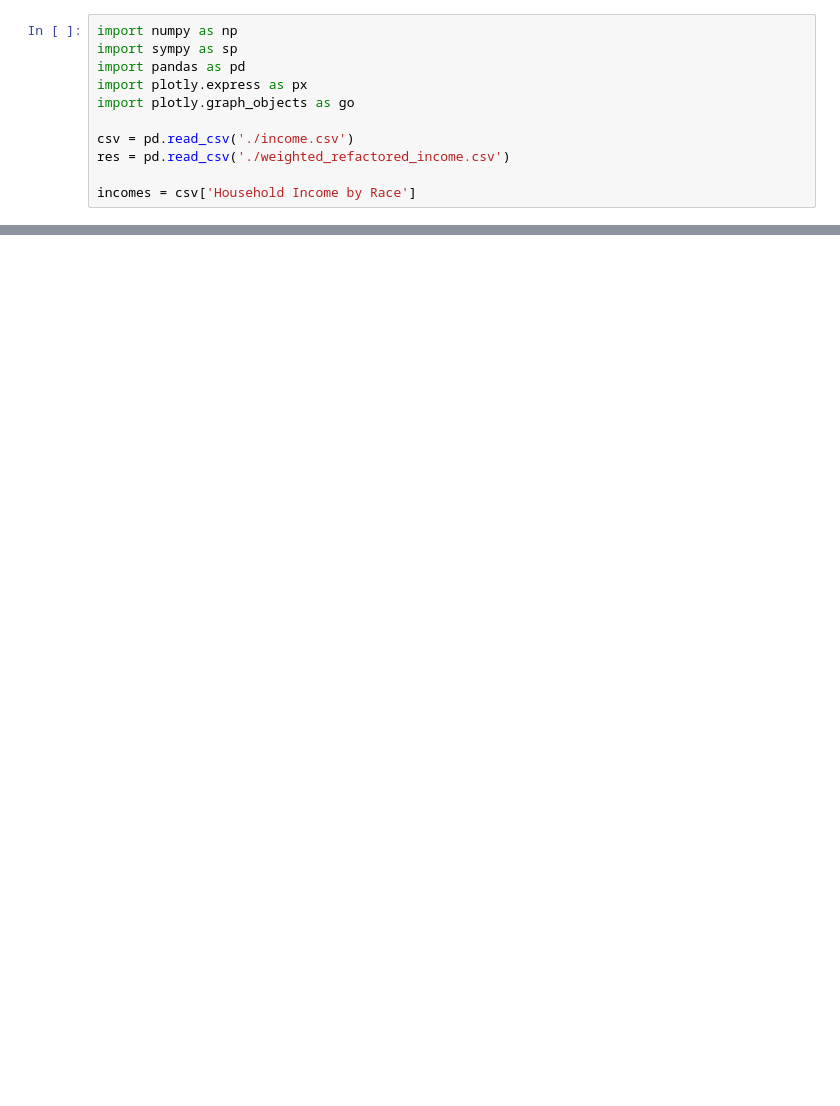
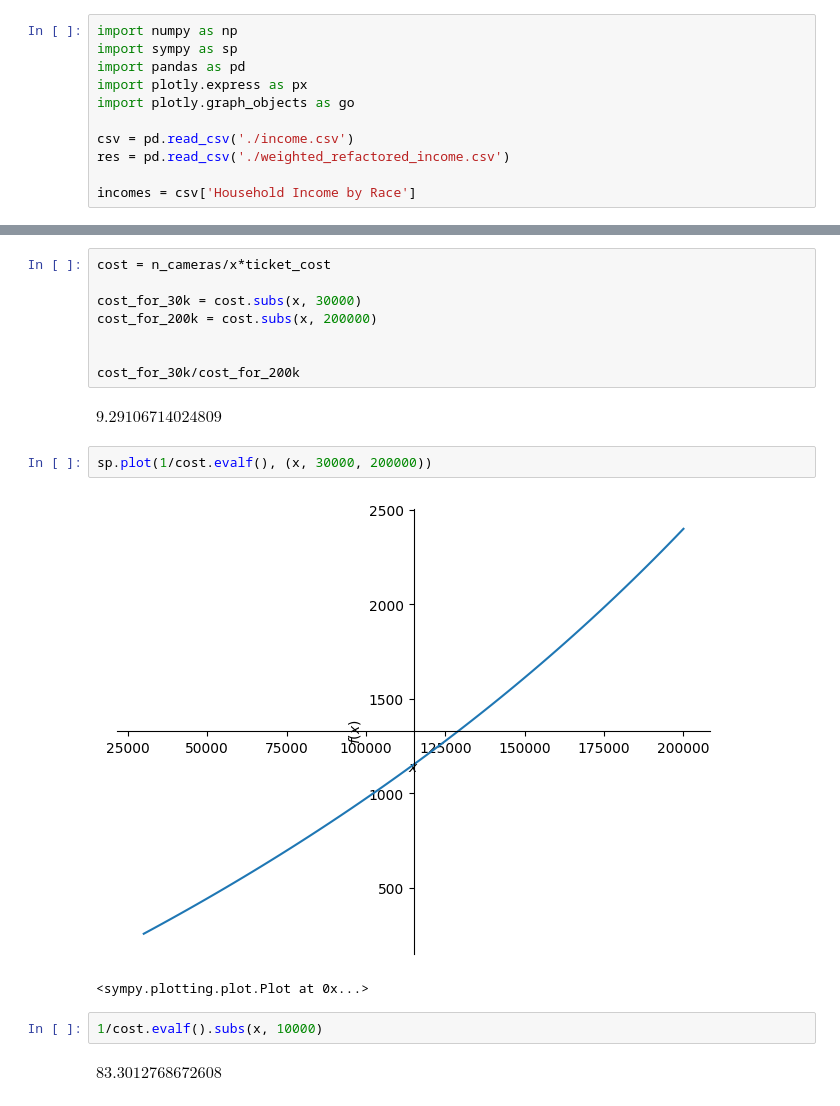
Before and after one commit to jcrayb/transport-research-project, a Jupyter notebook: analysis/analysis.ipynb, the cells around one changed output, grey strips where cells are left out. Cells and saved outputs as stored; diff of their text form; blank space fills up the shorter version.

```diff
--- a/analysis/analysis.ipynb
+++ b/analysis/analysis.ipynb
@@ -465,0 +217,19 @@ ValueError: Mime type rendering requires nbformat>=4.2.0 but it is not installed
+# %%
+cost = n_cameras/x*ticket_cost
+
+cost_for_30k = cost.subs(x, 30000)
+cost_for_200k = cost.subs(x, 200000)
+
+
+cost_for_30k/cost_for_200k
+# %% [output]
+$\displaystyle 9.29106714024809$
+# %%
+sp.plot(1/cost.evalf(), (x, 30000, 200000))
+# %% [output]
+[figure, added]
+<sympy.plotting.plot.Plot at 0x...>
+# %%
+1/cost.evalf().subs(x, 10000)
+# %% [output]
+$\displaystyle 83.3012768672608$
```
Also changed, not shown: parts of 16 cells of this notebook, 2 other files.
